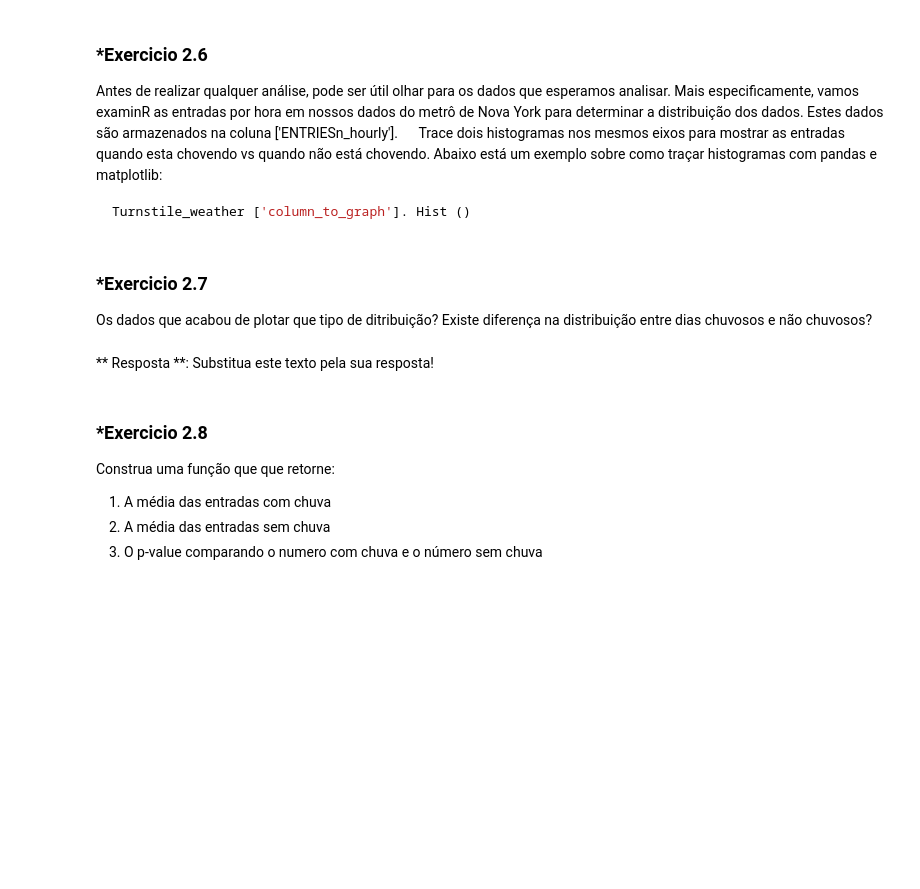
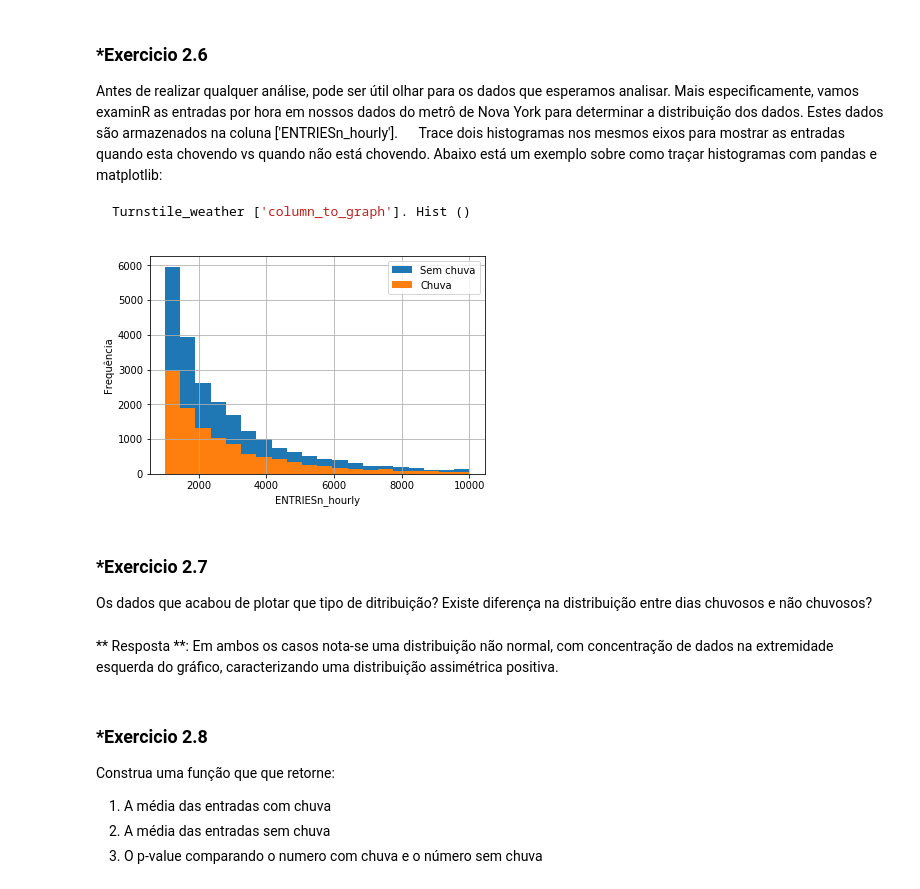
Before and after one commit to diogosmg/Udacity-DataScientist, a Jupyter notebook: subway-data/analyzing-subway-data-ndfdsi.ipynb, the cells around one changed output. Saved outputs shown, nothing was run; the diff lists cells and outputs as text; code cells hidden in the pictures; blank space fills up the shorter version.

```diff
--- a/subway-data/analyzing-subway-data-ndfdsi.ipynb
+++ b/subway-data/analyzing-subway-data-ndfdsi.ipynb
@@ -414,22 +424,29 @@ Turnstile_weather ['column_to_graph']. Hist ()
 # %%
 import numpy as np
 import pandas
 import matplotlib.pyplot as plt
 
 def entries_histogram(turnstile_weather):
+    plt.figure()
+    turnstile_weather["ENTRIESn_hourly"][turnstile_weather.rain == 0].hist(bins = 20, range=(1000, 10000)) # your code here to plot a histogram for hourly entries when it is not raining
+    turnstile_weather["ENTRIESn_hourly"][turnstile_weather.rain == 1].hist(bins = 20, range=(1000, 10000)) # your code here to plot a historgram for hourly entries when it is raining
 
+    plt.xlabel("ENTRIESn_hourly")
+    plt.ylabel("Frequência")
+    plt.legend(("Sem chuva", "Chuva"))
 
+    return plt
 
-    plt.figure()
-    turnstile_weather['...'] # your code here to plot a historgram for hourly entries when it is raining
-    turnstile_weather['...'] # your code here to plot a histogram for hourly entries when it is not raining
-    return plt
+hist = entries_histogram(weather)
+hist.show()
+# %% [output]
+[figure, added]
 # %% [markdown]
 ### *Exercicio 2.7
 
 Os dados que acabou de plotar que tipo de ditribuição? Existe diferença na distribuição entre dias chuvosos e não chuvosos?
-# %% [markdown]
-** Resposta **: Substitua este texto pela sua resposta!
+# %% [markdown]
+** Resposta **: Em ambos os casos nota-se uma distribuição não normal, com concentração de dados na extremidade esquerda do gráfico, caracterizando uma distribuição assimétrica positiva.
 # %% [markdown]
 ### *Exercicio 2.8
 
```
Also changed, not shown: parts of 9 cells of this notebook, 3 other files.
